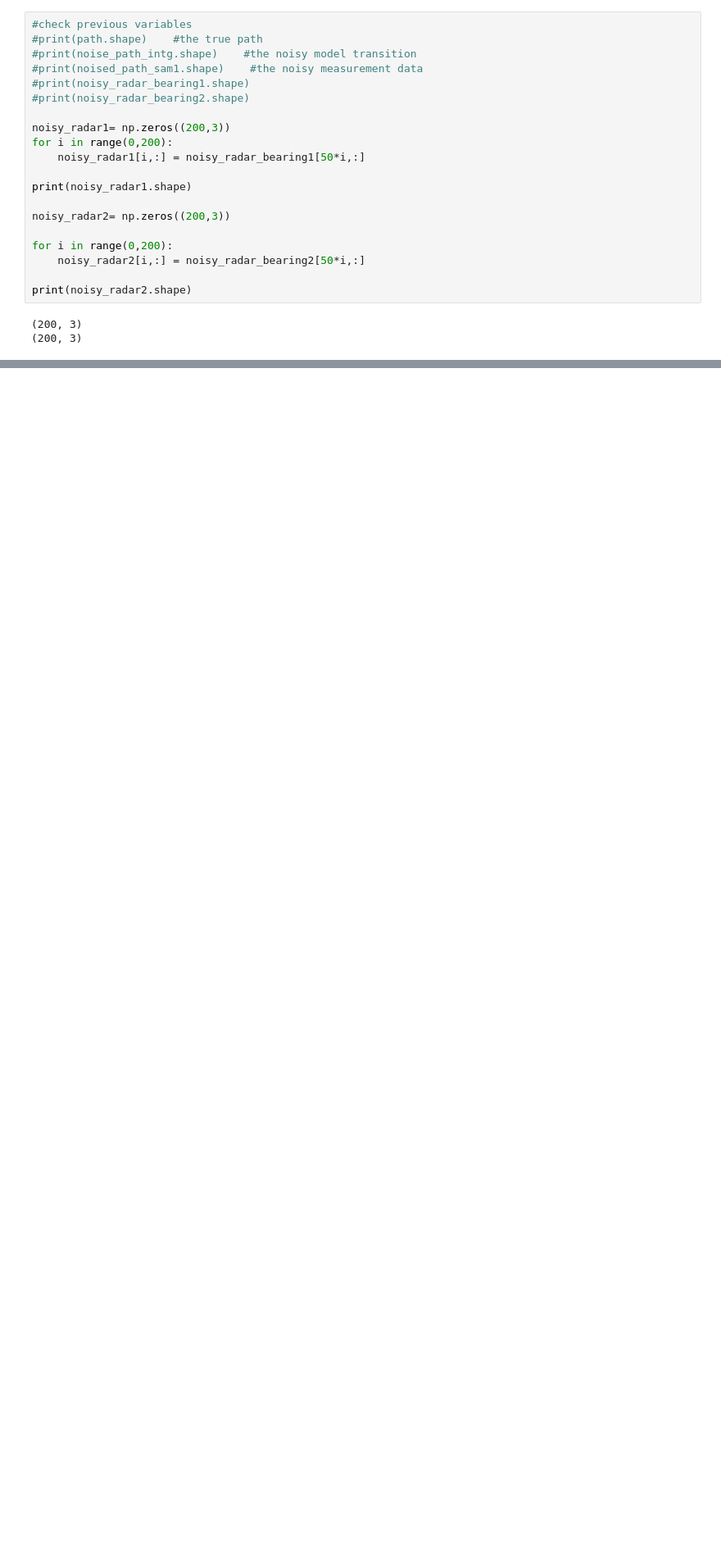
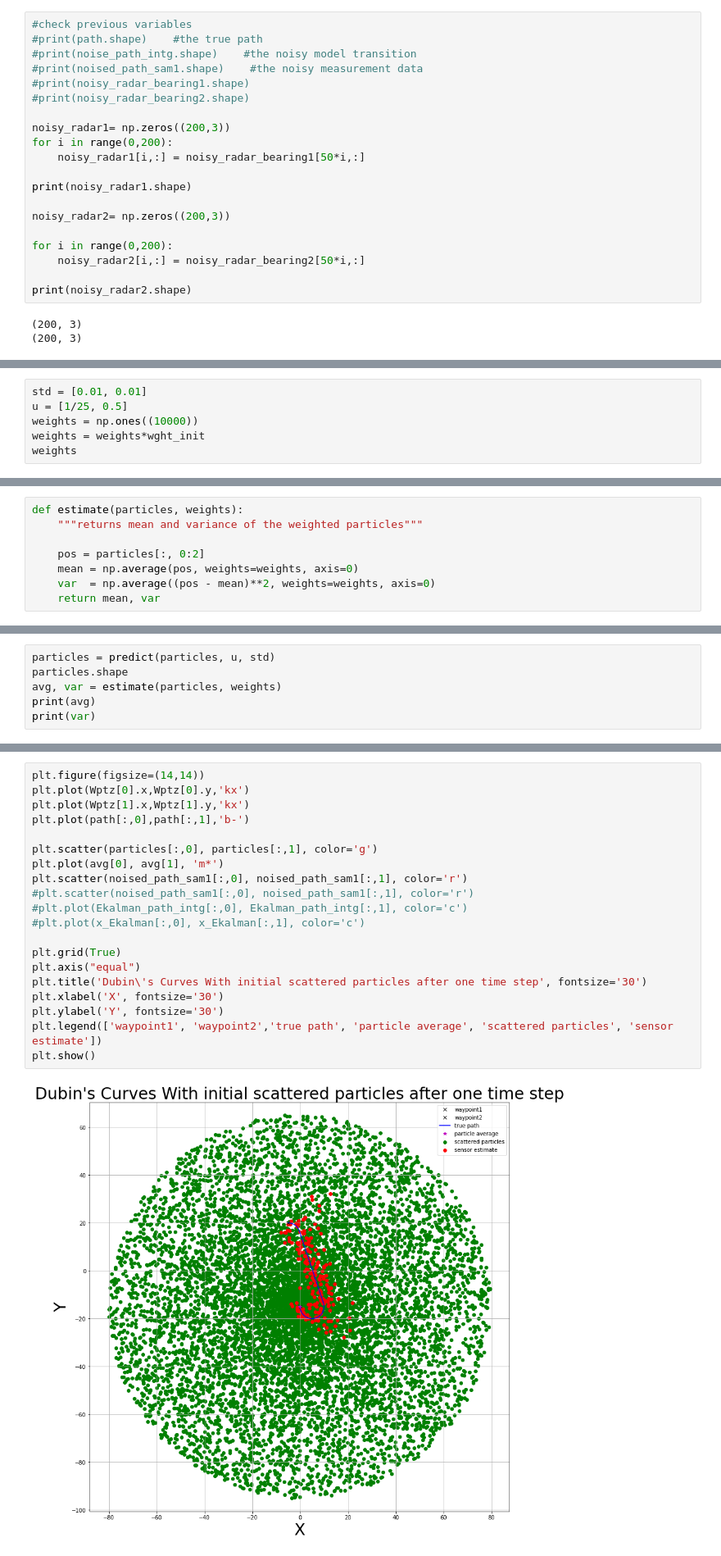
Before and after one commit to rip3045/ECE_proj5, a Jupyter notebook: PF.ipynb, the cells around one changed output, grey strips where cells are left out. Shown at 82% size. Saved outputs shown, nothing was run; the diff lists cells and outputs as text; blank space fills up the shorter version.

```diff
--- a/PF.ipynb
+++ b/PF.ipynb
@@ -46,0 +122,6 @@ print(noisy_radar2.shape)
+# %%
+std = [0.01, 0.01]
+u = [1/25, 0.5]
+weights = np.ones((10000))
+weights = weights*wght_init
+weights
@@ -46,0 +140,8 @@ print(noisy_radar2.shape)
+# %%
+def estimate(particles, weights):
+    """returns mean and variance of the weighted particles"""
+
+    pos = particles[:, 0:2]
+    mean = np.average(pos, weights=weights, axis=0)
+    var  = np.average((pos - mean)**2, weights=weights, axis=0)
+    return mean, var
@@ -46,0 +160,6 @@ print(noisy_radar2.shape)
+# %%
+particles = predict(particles, u, std)
+particles.shape
+avg, var = estimate(particles, weights)
+print(avg)
+print(var)
@@ -46,0 +169,22 @@ print(noisy_radar2.shape)
+# %%
+plt.figure(figsize=(14,14))
+plt.plot(Wptz[0].x,Wptz[0].y,'kx')
+plt.plot(Wptz[1].x,Wptz[1].y,'kx')
+plt.plot(path[:,0],path[:,1],'b-')
+
+plt.scatter(particles[:,0], particles[:,1], color='g')
+plt.plot(avg[0], avg[1], 'm*')
+plt.scatter(noised_path_sam1[:,0], noised_path_sam1[:,1], color='r')
+#plt.scatter(noised_path_sam1[:,0], noised_path_sam1[:,1], color='r')
+#plt.plot(Ekalman_path_intg[:,0], Ekalman_path_intg[:,1], color='c')
+#plt.plot(x_Ekalman[:,0], x_Ekalman[:,1], color='c')
+
+plt.grid(True)
+plt.axis("equal")
+plt.title('Dubin\'s Curves With initial scattered particles after one time step', fontsize='30')
+plt.xlabel('X', fontsize='30')
+plt.ylabel('Y', fontsize='30')
+plt.legend(['waypoint1', 'waypoint2','true path', 'particle average', 'scattered particles', 'sensor estimate'])
+plt.show()
+# %% [output]
+[figure, added]
```
Also changed, not shown: parts of 19 cells of this notebook.
